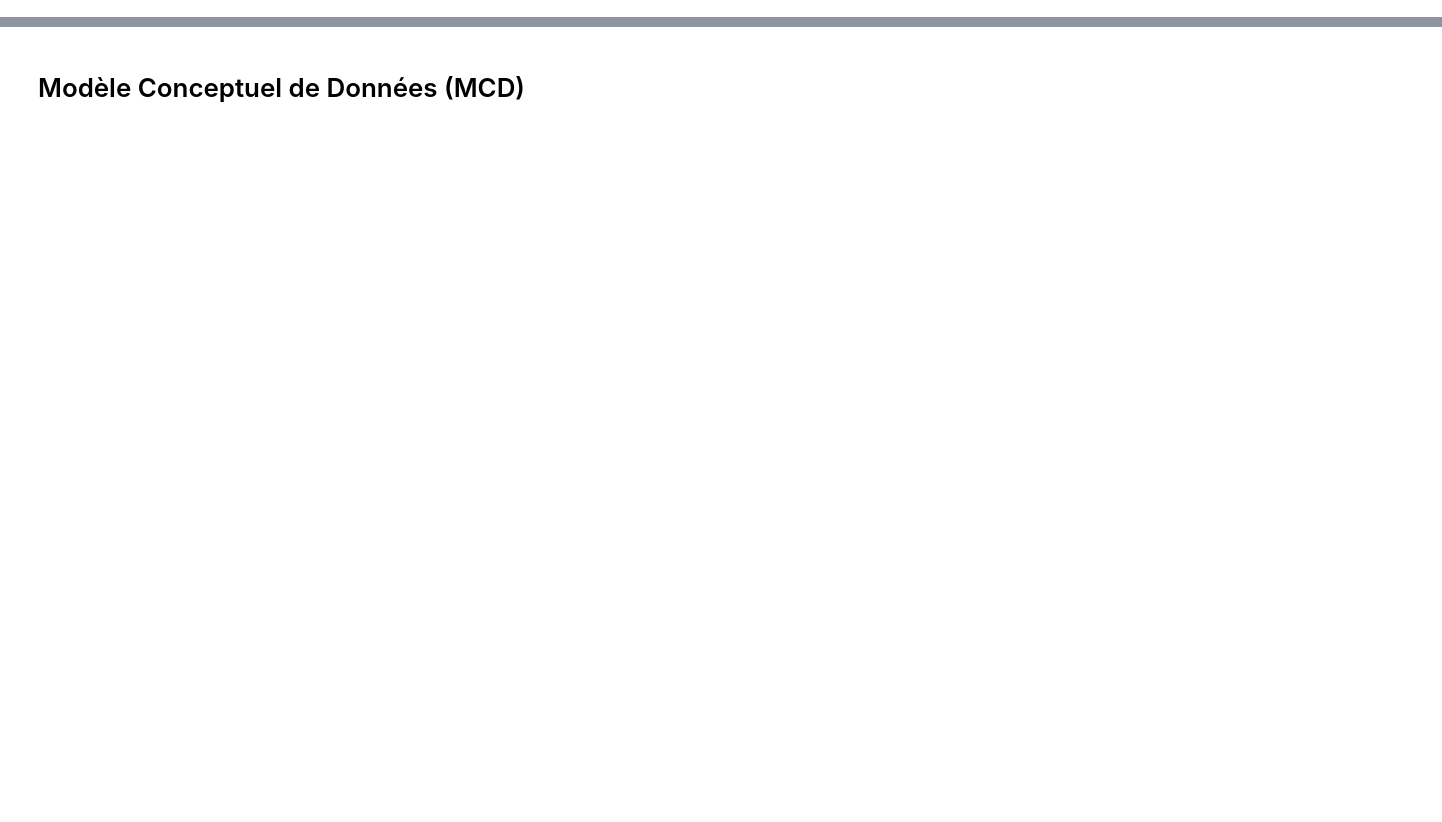
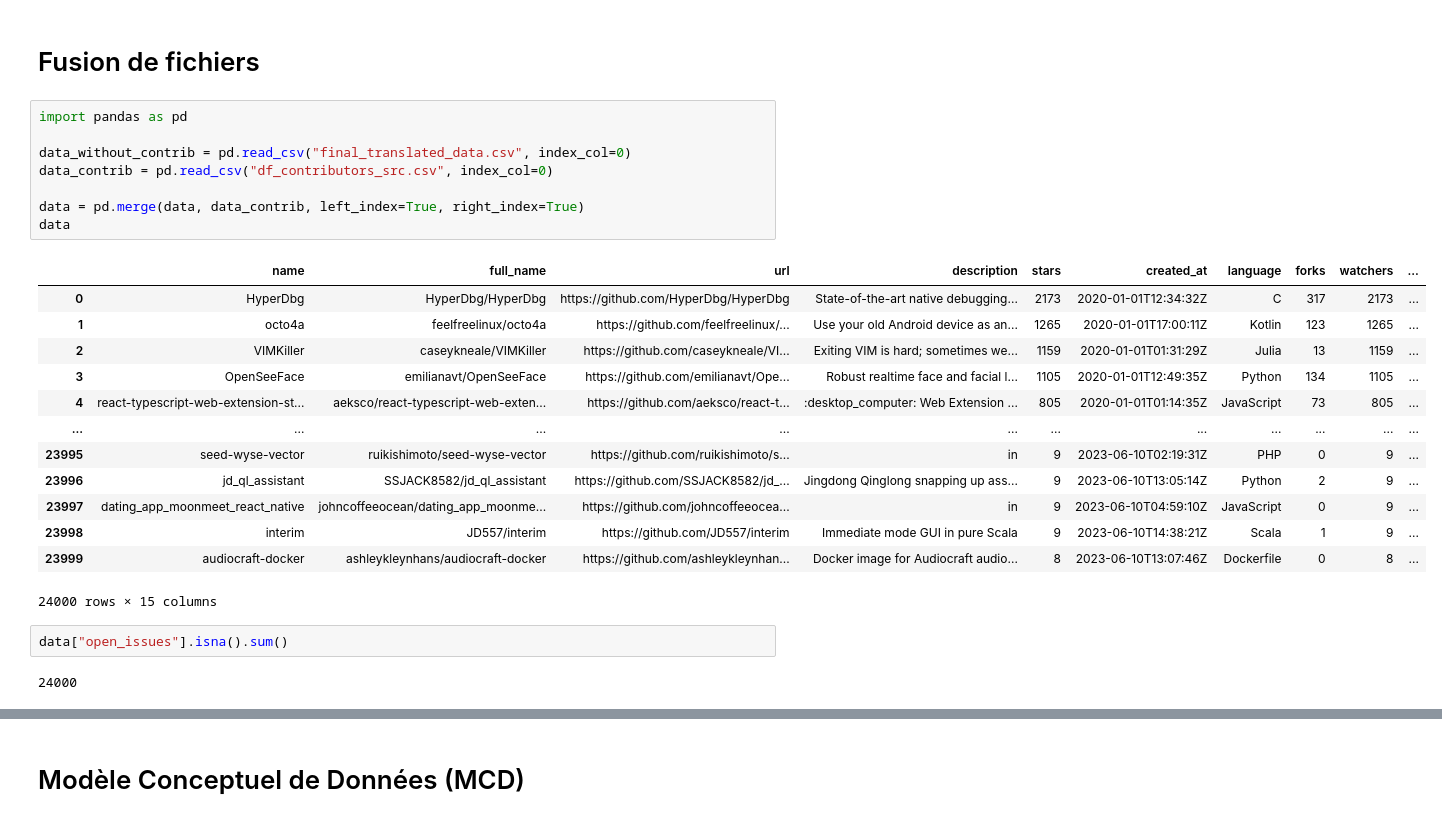
Before and after one commit to Hammilidi/Github_Database, a Jupyter notebook: GitHub_Database.ipynb, the cells around one changed output, grey strips where cells are left out. Cells and saved outputs as stored; diff of their text form; blank space fills up the shorter version.

```diff
--- a/GitHub_Database.ipynb
+++ b/GitHub_Database.ipynb
@@ -0,0 +1,28 @@
+# %% [markdown]
+# Fusion de fichiers
+# %%
+import pandas as pd
+
+data_without_contrib = pd.read_csv("final_translated_data.csv", index_col=0)
+data_contrib = pd.read_csv("df_contributors_src.csv", index_col=0)
+
+data = pd.merge(data, data_contrib, left_index=True, right_index=True)
+data
+# %% [output]
+|  | name | full_name | url | description | stars | created_at | language | forks | watchers | ... |
+| 0 | HyperDbg | HyperDbg/HyperDbg | https://github.com/HyperDbg/HyperDbg | State-of-the-art native debugging... | 2173 | 2020-01-01T12:34:32Z | C | 317 | 2173 | ... |
+| 1 | octo4a | feelfreelinux/octo4a | https://github.com/feelfreelinux/... | Use your old Android device as an... | 1265 | 2020-01-01T17:00:11Z | Kotlin | 123 | 1265 | ... |
+| 2 | VIMKiller | caseykneale/VIMKiller | https://github.com/caseykneale/VI... | Exiting VIM is hard; sometimes we... | 1159 | 2020-01-01T01:31:29Z | Julia | 13 | 1159 | ... |
+| 3 | OpenSeeFace | emilianavt/OpenSeeFace | https://github.com/emilianavt/Ope... | Robust realtime face and facial l... | 1105 | 2020-01-01T12:49:35Z | Python | 134 | 1105 | ... |
+| 4 | react-typescript-web-extension-st... | aeksco/react-typescript-web-exten... | https://github.com/aeksco/react-t... | :desktop_computer: Web Extension ... | 805 | 2020-01-01T01:14:35Z | JavaScript | 73 | 805 | ... |
+| ... | ... | ... | ... | ... | ... | ... | ... | ... | ... | ... |
+| 23995 | seed-wyse-vector | ruikishimoto/seed-wyse-vector | https://github.com/ruikishimoto/s... | in | 9 | 2023-06-10T02:19:31Z | PHP | 0 | 9 | ... |
+| 23996 | jd_ql_assistant | SSJACK8582/jd_ql_assistant | https://github.com/SSJACK8582/jd_... | Jingdong Qinglong snapping up ass... | 9 | 2023-06-10T13:05:14Z | Python | 2 | 9 | ... |
+| 23997 | dating_app_moonmeet_react_native | johncoffeeocean/dating_app_moonme... | https://github.com/johncoffeeocea... | in | 9 | 2023-06-10T04:59:10Z | JavaScript | 0 | 9 | ... |
+| 23998 | interim | JD557/interim | https://github.com/JD557/interim | Immediate mode GUI in pure Scala | 9 | 2023-06-10T14:38:21Z | Scala | 1 | 9 | ... |
+| 23999 | audiocraft-docker | ashleykleynhans/audiocraft-docker | https://github.com/ashleykleynhan... | Docker image for Audiocraft audio... | 8 | 2023-06-10T13:07:46Z | Dockerfile | 0 | 8 | ... |
+24000 rows × 15 columns
+# %%
+data["open_issues"].isna().sum()
+# %% [output]
+24000
```
Also changed, not shown: parts of 13 cells of this notebook.
